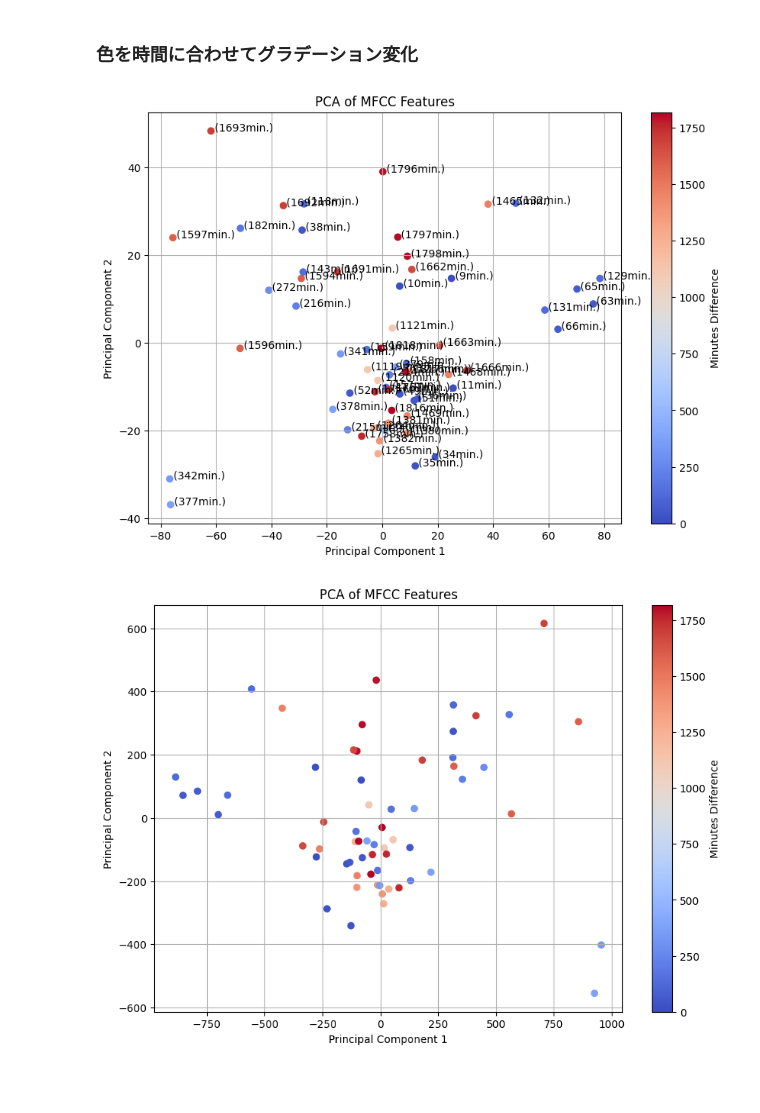
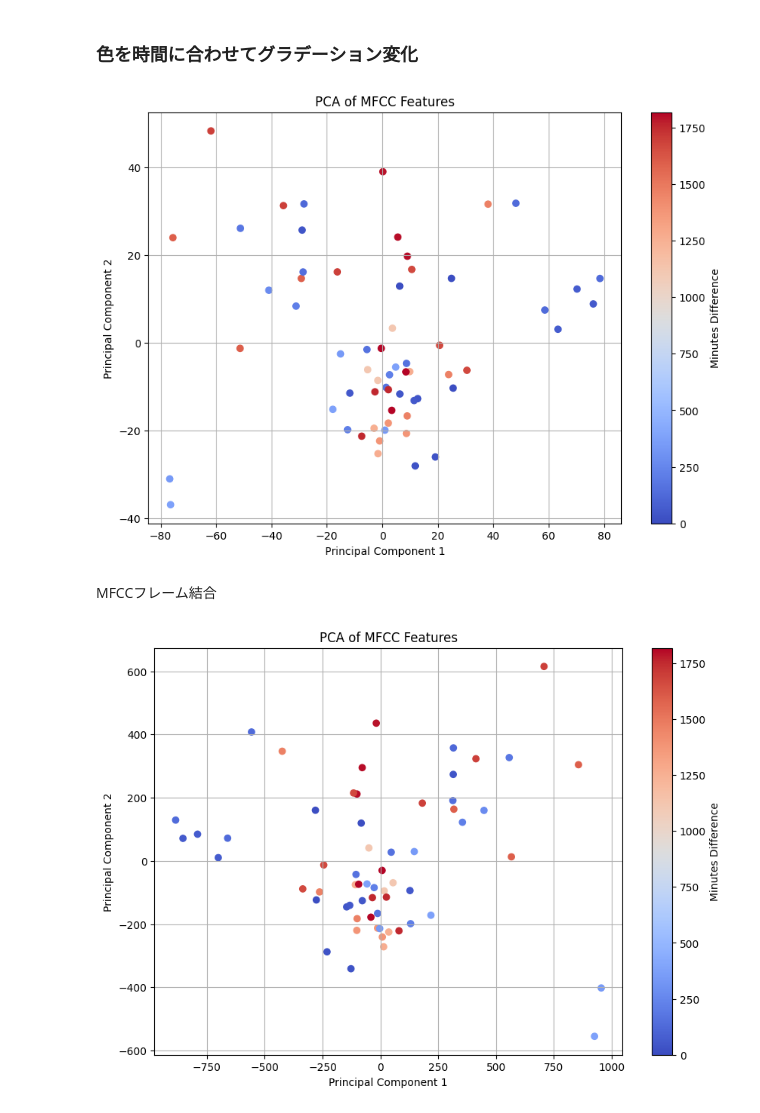
Before and after one commit to cielcs/Bayesian-inference, a Jupyter notebook: MFCCと主成分分析.ipynb, the cells around one changed output. Cells and saved outputs as stored; diff of their text form; code cells hidden in the pictures; blank space fills up the shorter version.

```diff
--- a/MFCCと主成分分析.ipynb
+++ b/MFCCと主成分分析.ipynb
@@ -172,36 +172,38 @@ def process_directory(directory, specified_times):
     norm = mcolors.Normalize(vmin=0, vmax=max_minutes_difference)
     cmap = cm.get_cmap('coolwarm')  # 色マップを選択
     for label, minutes_difference in file_infos:
         if minutes_difference is None:
             color = 'black'
         else:
             color = cmap(norm(minutes_difference))
         colors.append(color)
 
     return np.array(mfcc_list), labels, colors, norm, cmap
 
 # MFCCを抽出
 mfcc_features, labels, colors, norm, cmap = process_directory(directory, specified_times)
 
 # PCAを実行
 pca = PCA(n_components=2)
 mfcc_pca = pca.fit_transform(mfcc_features)
 
 # プロット
 plt.figure(figsize=(10, 7))
 plt.scatter(mfcc_pca[:, 0], mfcc_pca[:, 1], c=colors)
 
-for i, label in enumerate(labels):
-    plt.annotate(label, (mfcc_pca[i, 0], mfcc_pca[i, 1]))
+# for i, label in enumerate(labels):
+#     plt.annotate(label, (mfcc_pca[i, 0], mfcc_pca[i, 1]))
 
 plt.xlabel('Principal Component 1')
 plt.ylabel('Principal Component 2')
 plt.title('PCA of MFCC Features')
 plt.grid(True)
 plt.colorbar(cm.ScalarMappable(norm=norm, cmap=cmap), label='Minutes Difference')
 plt.show()
 # %% [output]
-[figure, old version]
+[figure, new version]
+# %% [markdown]
+MFCCフレーム結合
 # %%
 import os
 import librosa
```
Also changed, not shown: parts of 3 cells of this notebook.
